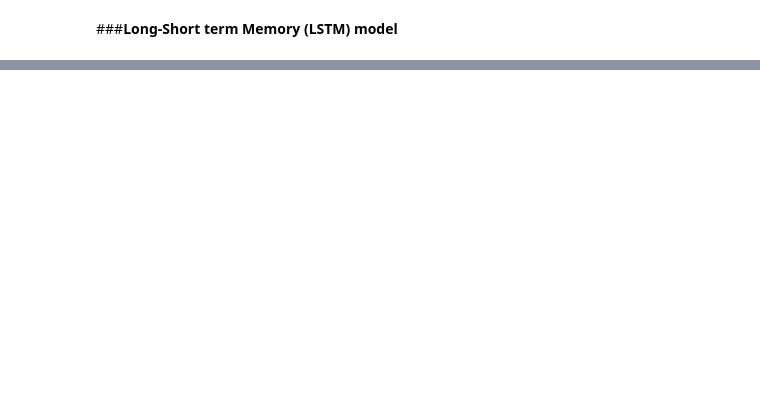
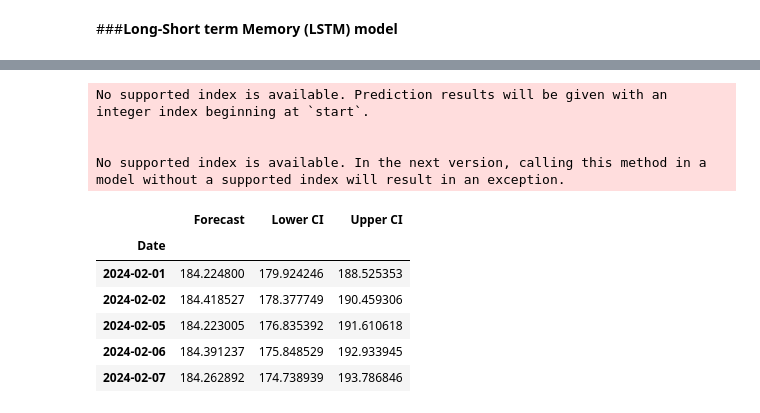
Before and after one commit to hejazn86/Stock_price_prediction, a Jupyter notebook: stock_data_extraction.ipynb, the cells around one changed output, grey strips where cells are left out. Cells and saved outputs as stored; diff of their text form; code cells hidden in the pictures; blank space fills up the shorter version.

Commit message:
Use AutoRegressive Integrated Moving Average model to predict the stock price

```diff
--- a/stock_data_extraction.ipynb
+++ b/stock_data_extraction.ipynb
@@ -370,0 +442,20 @@ Mean Squared Error: 16.417819934902415
+# %%
+# Perform grid search to find the optimal p, d, q values
+stepwise_fit = auto_arima(stock_data['Close'],
+                          start_p=0, start_q=0,
+                          max_p=5, max_q=5, m=1,
+                          start_P=0, seasonal=False,
+                          d=0, trace=True,
+                          error_action='ignore',
+                          suppress_warnings=True,
+                          stepwise=True)
+
+
+#print(stepwise_fit.summary())
+
+# Extract the optimal p, d, q values
+p, d, q = stepwise_fit.order
+
+# build and Fit the ARIMA model with optimal parameters on the stock data
+model = ARIMA(stock_data['Close'], order=(p, d, q))
+results = model.fit()
@@ -370,0 +499,35 @@ Mean Squared Error: 16.417819934902415
+# %%
+# Forecast the next 30 days
+forecast = results.get_forecast(steps=30)
+forecast_mean = forecast.predicted_mean
+forecast_var = forecast.var_pred_mean
+forecast_ci = forecast.conf_int()
+
+#print(forecast_mean.isna().sum())
+
+# Generate the correct date range for the forecast
+last_date = stock_data.index[-1]
+forecast_index = pd.date_range(start=last_date, periods=31, freq='B')[1:]  # Start from the next business day
+
+# Create a DataFrame for the forecasted values
+forecast_df = pd.DataFrame({
+    'Date' : forecast_index,
+    'Forecast': forecast_mean,
+    'Lower CI': forecast_ci.iloc[:, 0],
+    'Upper CI': forecast_ci.iloc[:, 1]
+})
+
+forecast_df.set_index('Date', inplace=True)
+forecast_df.head()
+# %% [output]
+No supported index is available. Prediction results will be given with an integer index beginning at `start`.
+
+
+No supported index is available. In the next version, calling this method in a model without a supported index will result in an exception.
+|  | Forecast | Lower CI | Upper CI |
+| Date |  |  |  |
+| 2024-02-01 | 184.224800 | 179.924246 | 188.525353 |
+| 2024-02-02 | 184.418527 | 178.377749 | 190.459306 |
+| 2024-02-05 | 184.223005 | 176.835392 | 191.610618 |
+| 2024-02-06 | 184.391237 | 175.848529 | 192.933945 |
+| 2024-02-07 | 184.262892 | 174.738939 | 193.786846 |
```
Also changed, not shown: parts of 22 cells of this notebook.
